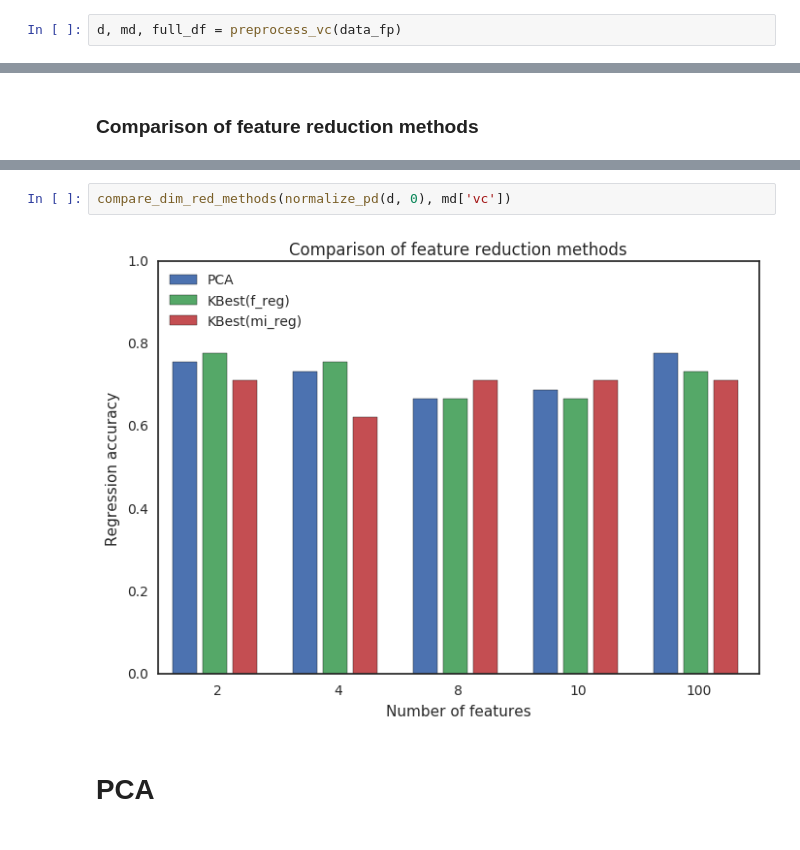
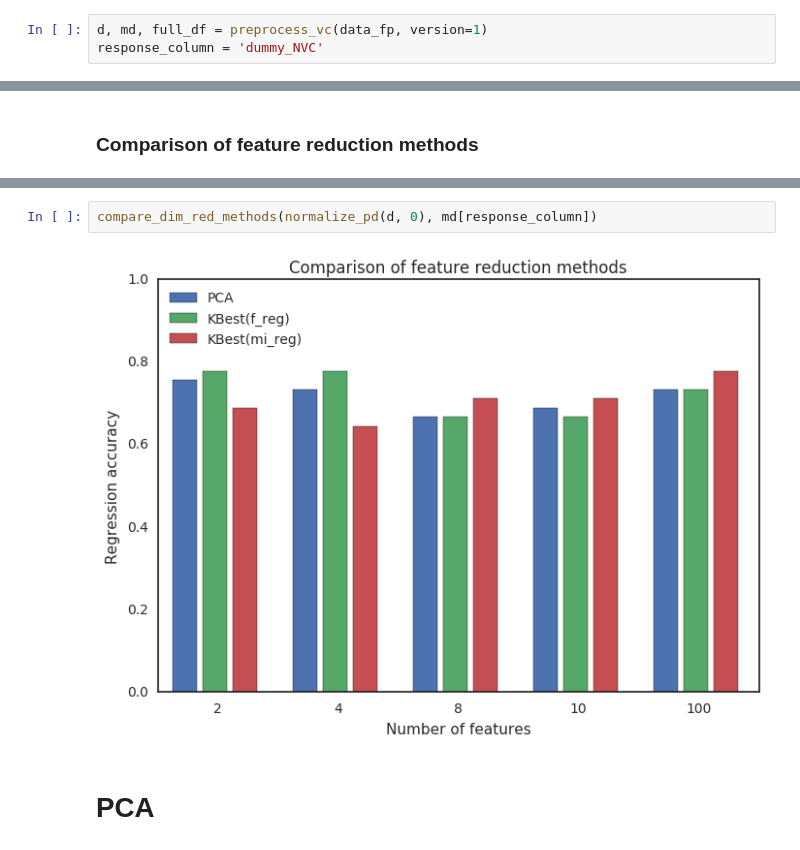
Before and after one commit to aperz/vacou, a Jupyter notebook: vacou-1.ipynb, the cells around one changed output, grey strips where cells are left out. Cells and saved outputs as stored; diff of their text form.

Commit message:
Version 2 of the notebook (response variable)

```diff
--- a/vacou.ipynb
+++ b/vacou-1.ipynb
@@ -27,7 +29,8 @@ The autoreload extension is already loaded. To reload it, use:
 data_fp = '/P/vacou/data_ss31.tsv'
 #d_orig = pd.read_csv(data_fp, sep='\t')
 # %%
-d, md, full_df = preprocess_vc(data_fp)
+d, md, full_df = preprocess_vc(data_fp, version=1)
+response_column = 'dummy_NVC'
 # %% [markdown]
 # Exploratory
 # %%
@@ -180,9 +183,9 @@ Number of selected features that overlap between methods (out of 15):
  - f_reg-mi_reg: 0 features.
 Hm.
 # %%
-compare_dim_red_methods(normalize_pd(d, 0), md['vc'])
+compare_dim_red_methods(normalize_pd(d, 0), md[response_column])
 # %% [output]
-[figure, old version]
+[figure, new version]
 # %% [markdown]
 # PCA
 # %%
```
Also changed, not shown: parts of 7 cells of this notebook, 2 other files.
